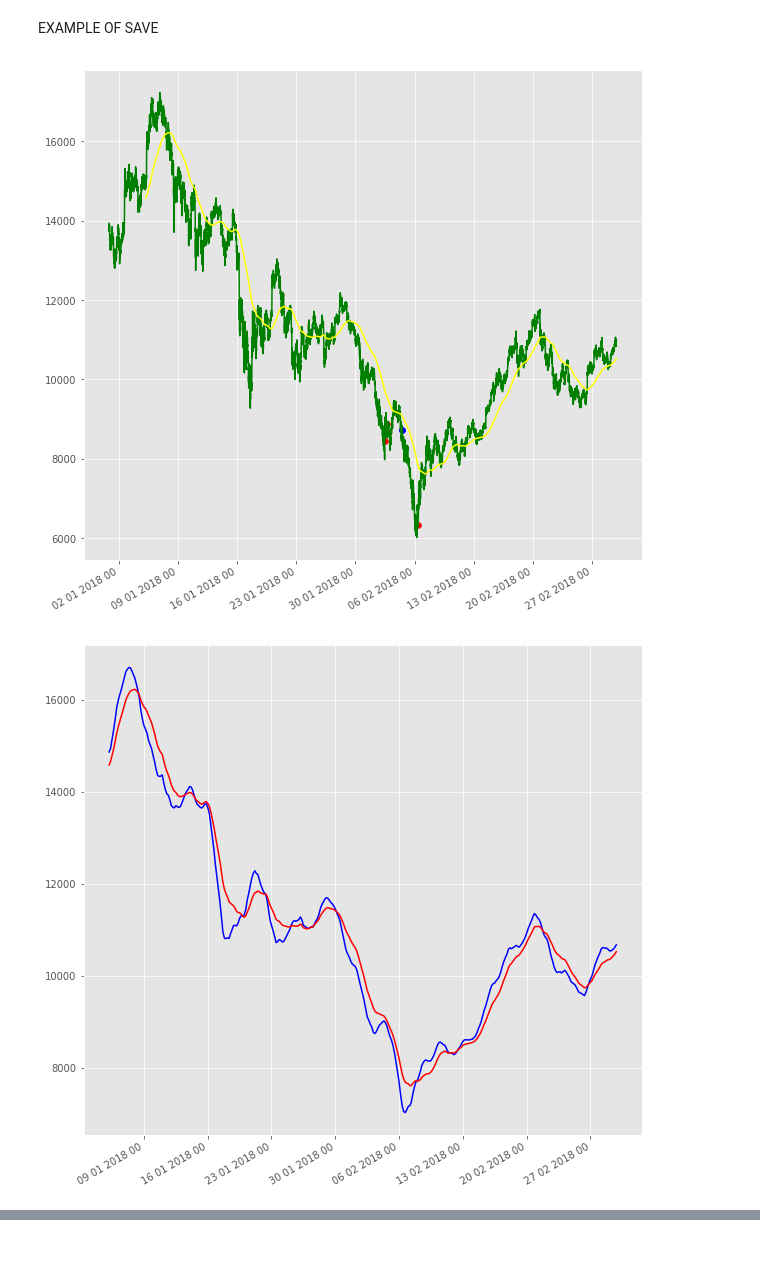
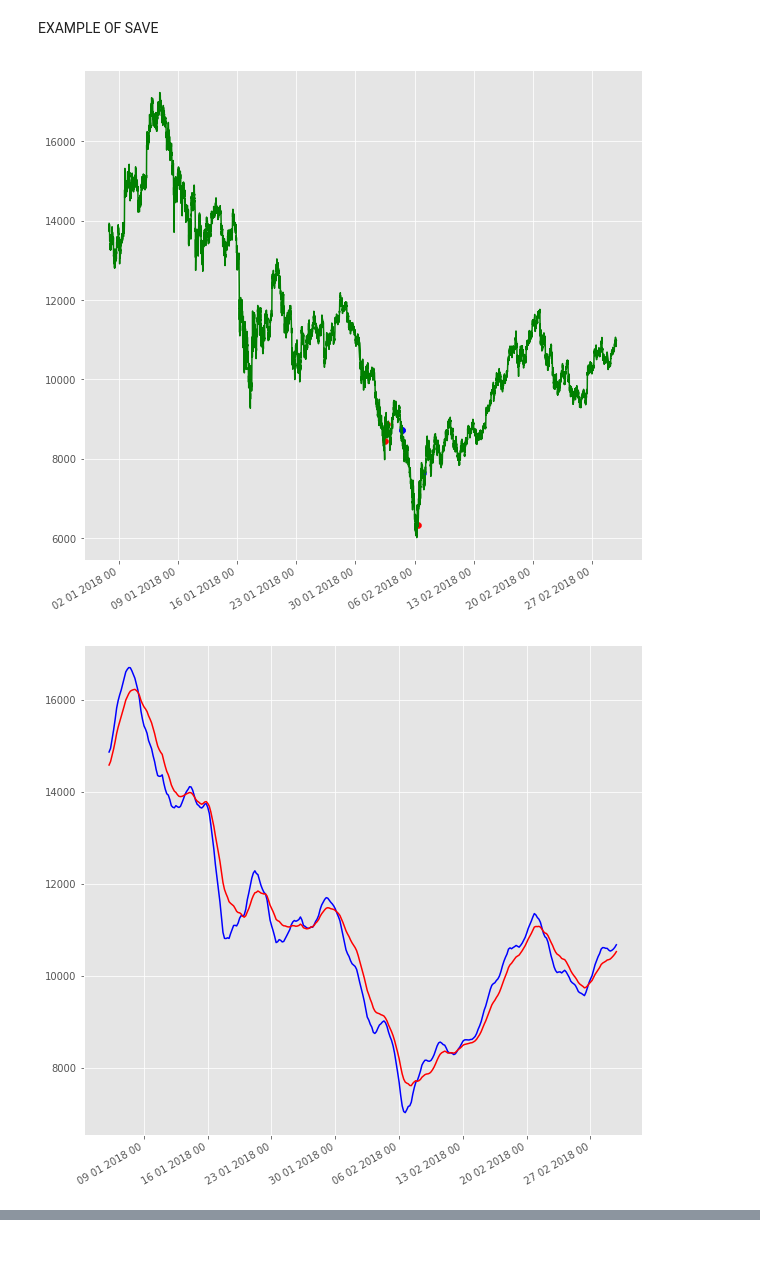
Before and after one commit to eduardocurado/crypto_bot, a Jupyter notebook: Crypto_trader_performance_analysis.ipynb, the cells around one changed output, grey strips where cells are left out. Drawn from its saved outputs; the diff is of its cells as text; code cells hidden in the pictures.

```diff
--- a/Crypto_trader_performance_analysis.ipynb
+++ b/Crypto_trader_performance_analysis.ipynb
@@ -207,7 +207,7 @@ def plot_screen(coin,start_date = datetime.today().strftime('%Y-%m-%d'),date = d
     ax.xaxis.set_major_formatter(mdates.DateFormatter('%d %m %Y %H'))
     ax.plot(tickers_df.date.values, tickers_df.price.values, color = 'green')
     ax.scatter(long_df.date_ask.values, long_df.ask.values, color = 'red')
-    ax.plot(macd_df.date.values, macd_df.ema_26.values, color = 'yellow')
+#     ax.plot(macd_df.date.values, macd_df.ema_26.values, color = 'yellow')
     ax.scatter(long_df.exit_date.values, long_df.exit_price.values, color = 'blue')
     ax.format_xdata = mdates.DateFormatter('%Y-%m-%d')
 #     ax.set_ylim(0, 25000)
@@ -254,17 +254,17 @@ def plot_screen_3(coin, start_date = datetime.today().strftime('%Y-%m-%d'), date
 # plot_screen('BTC', 60)
 # %%
 coin = 'USDT_BTC'
-start = '2017-01-15'
+start = '2017-02-01'
 stop = '2018-03-30'
 plot_screen(coin, start, stop)
 # plot_market_trend(coin, start_date = start)
 # plot_market_trend_hist(coin, start_date = start)
 plot_screen_2(coin, start, stop)
 plot_screen_3(coin, start, stop)
 # plot_rsi(coin, start_date = start)
 # plot_screen_4(coin, n)
 # %% [output]
-[figure, old version]
+[figure, new version]
 [figure]
 [figure]
 # %%
```
Also changed, not shown: parts of 3 cells of this notebook, 2 other files.
